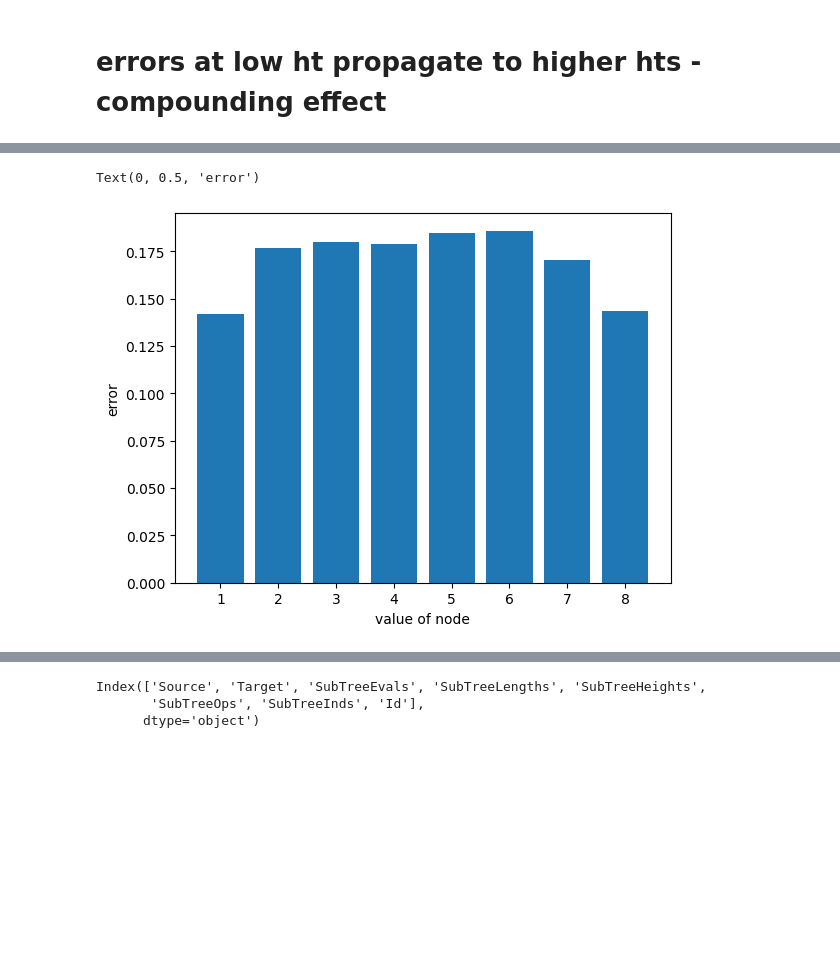
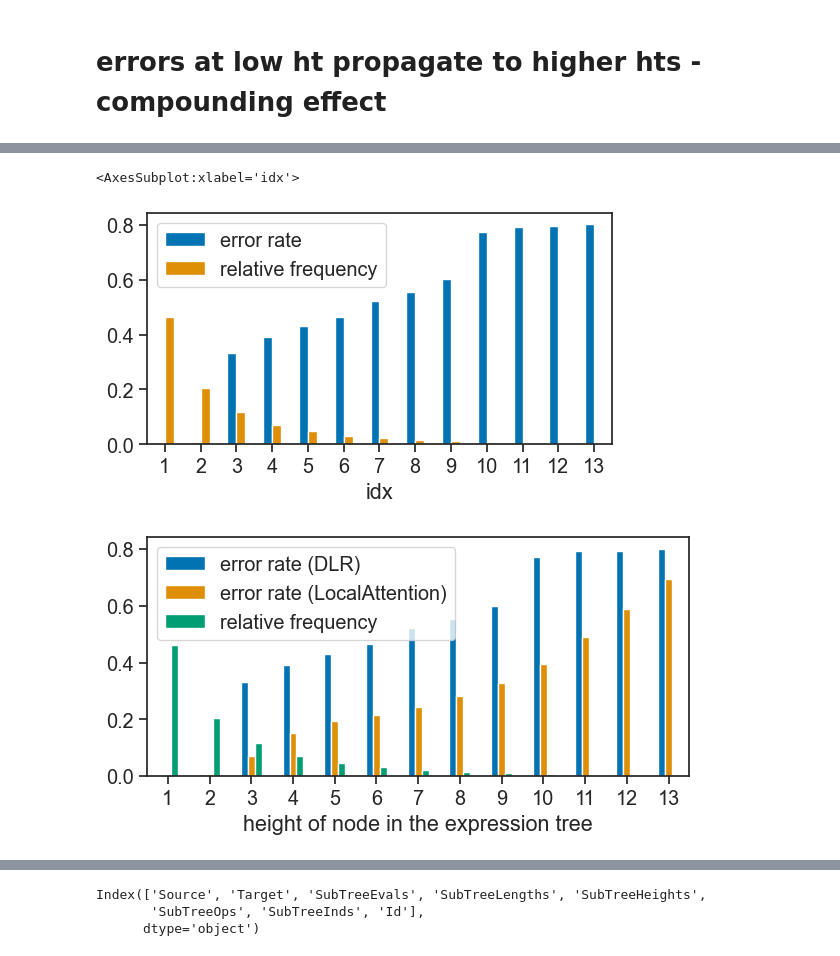
Before and after one commit to ag1988/dlr, a Jupyter notebook: src/dataloaders/prepare/listops/listops.ipynb, the cells around one changed output, grey strips where cells are left out. Drawn from its saved outputs; the diff is of its cells as text; code cells hidden in the pictures; blank space fills up the shorter version.

```diff
--- a/src/dataloaders/prepare/listops/listops.ipynb
+++ b/src/dataloaders/prepare/listops/listops.ipynb
@@ -178,19 +142,30 @@ plt.ylabel('error')
-# %%
-ht_err_ratio = {}
-l = sub_vals
-for ht in range(1, l.max().item()):
-    total_ht = (l == ht).float().sum().item()
-    if not total_ht: continue
-    err_ht = ((l == ht) & errors).float().sum().item()
-    correct_ht = ((l == ht) & correct).float().sum().item()
-    # print(ht, total_ht, err_ht, correct_ht, err_ht / total_ht, correct_ht/total_ht)
-    ht_err_ratio[ht] = err_ht / total_ht
-plt.bar(ht_err_ratio.keys(), ht_err_ratio.values())
-plt.xlabel('value of node')
-plt.ylabel('error')
-# plt.xticks(list(ht_err_ratio.keys()));
-# %% [output]
-Text(0, 0.5, 'error')
-[figure, old version]
+# %%
+import seaborn as sns
+sns.set_theme(palette='colorblind', font_scale=1.3, style='ticks')
+
+ht_df = pd.DataFrame(ht_df)
+ht_df['error rate'] = ht_df['error_count'] / ht_df['total_count']
+ht_df['relative frequency'] = ht_df['total_count'] / ht_df['total_count'].sum()
+ht_df.index = ht_df.idx
+
+ht_df[['error rate', 'relative frequency', 'idx']].plot.bar(x='idx', rot=0, figsize=(6,3))
+# plt.xlabel('height of node in the expression tree')
+# # plt.savefig('../../../../misc/plots/listops_subtrees_8192_dlr_height_err.pdf', bbox_inches='tight')
+# plt.savefig('../../../../misc/plots/listops_subtrees_8192_attn_height_err.pdf', bbox_inches='tight')
+# %% [output]
+<AxesSubplot:xlabel='idx'>
+[figure, added]
+# %%
+# ht_df_dlr = ht_df.copy().rename(columns={'error rate': 'error rate (DLR)'})
+# ht_df_attn = ht_df.rename(columns={'error rate': 'error rate (LocalAttention)'})
+
+# ht_df_cat = ht_df_attn.copy()
+# ht_df_cat['error rate (DLR)'] = ht_df_dlr['error rate (DLR)']
+# ht_df_cat[['error rate (DLR)', 'error rate (LocalAttention)',
+#            'relative frequency', 'idx']].plot.bar(x='idx', rot=0, figsize=(7,3.1))
+# plt.xlabel('height of node in the expression tree')
+# plt.savefig('../../../../misc/plots/listops_subtrees_8192_dlr_attn_height_err.pdf', bbox_inches='tight')
+# %% [output]
+[figure, added]
 # %%
 ht_err_ratio = {}
```
Also changed, not shown: parts of 12 cells of this notebook, 27 other files.
